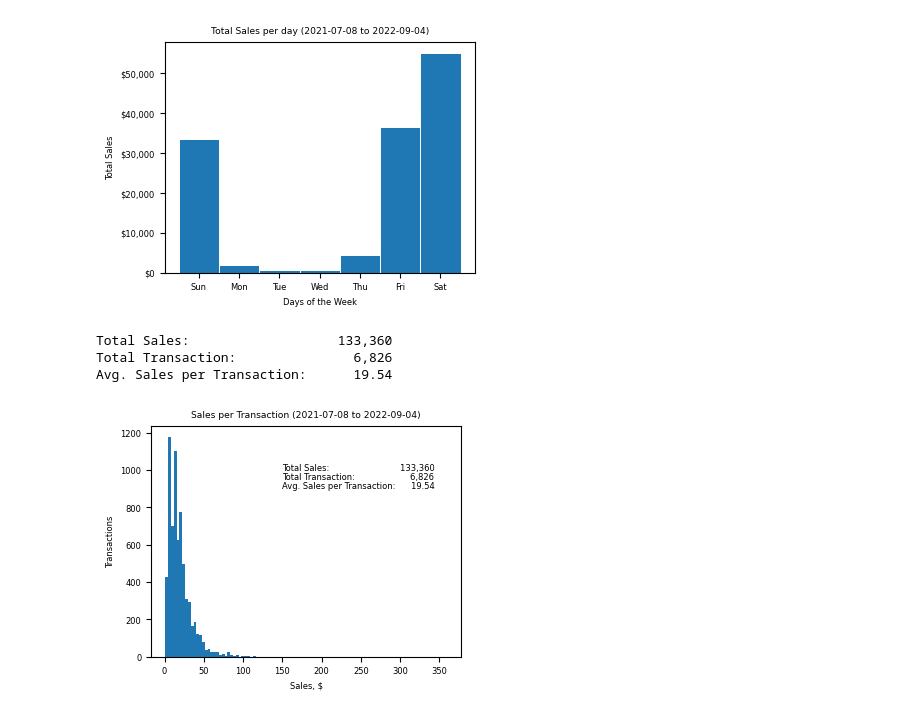
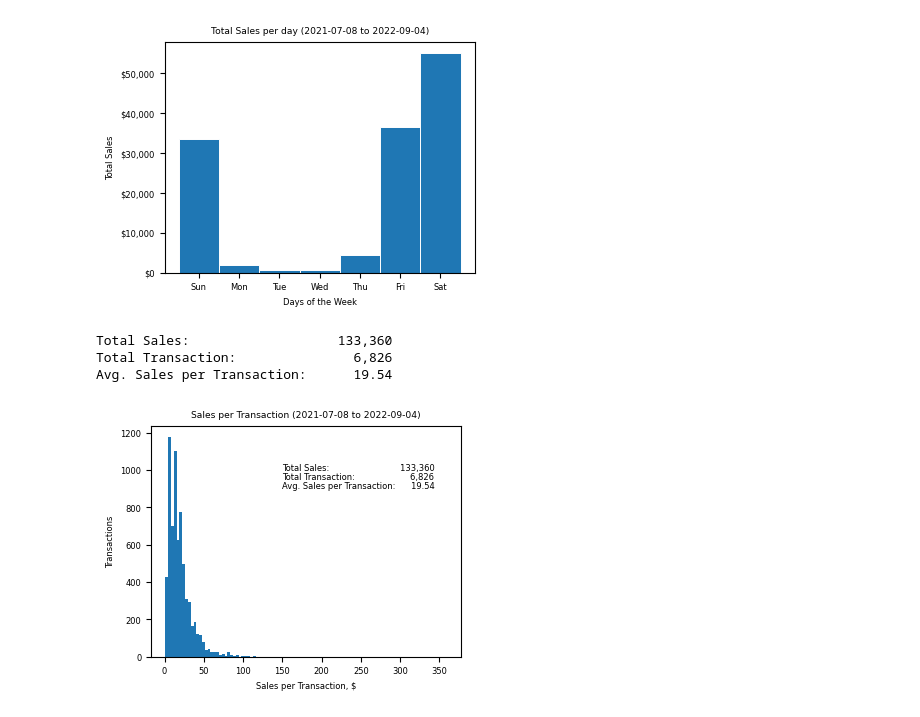
Before and after one commit to pympk/py379, a Jupyter notebook: bb/item_sale_group.ipynb, the cells around one changed output. Saved outputs shown, nothing was run; the diff lists cells and outputs as text; code cells hidden in the pictures.

```diff
--- a/bb/item_sale_group.ipynb
+++ b/bb/item_sale_group.ipynb
@@ -186,32 +191,32 @@ Total_Gross_Sales = _df['Gross Sales'].sum()[0]  # get the first element in seri
 Total_Trans = len(_df)
 Total_Trans
 Avg_Sales_per_Trans = Total_Gross_Sales / Total_Trans
 print(f'Total Sales:                {Total_Gross_Sales:>10,.0f}')
 print(f'Total Transaction:          {Total_Trans:>10,}')
 print(f'Avg. Sales per Transaction: {Avg_Sales_per_Trans:>10,.2f}')
 
 _x = _df[_agg_col]
 _bins = 100
-_xlabel = 'Sales, $'
+_xlabel = 'Sales per Transaction, $'
 _ylabel = 'Transactions'
 _title = 'Sales per Transaction' + date_str
 _density = False  # False => count, True => Area = 1
 n, bins, patches = plt.hist(_x, _bins, density=_density)
 plt.rcParams.update({'font.size': _fontsize})
 plt.rcParams["figure.figsize"] = _figsize
 plt.xlabel(_xlabel)
 plt.ylabel(_ylabel)
 plt.title(_title, fontsize = _fontsize*_titlescale)
 plt.text(150, 1000, r'Total Sales:                           133,360')
 plt.text(150, 950,  r'Total Transaction:                     6,826')
 plt.text(150, 900,  r'Avg. Sales per Transaction:      19.54')
 # plt.xlim(0, 20)
 # plt.ylim(0, 1250)
 
 plt.grid(_grid)
 plt.show()
 # %% [output]
 Total Sales:                   133,360
 Total Transaction:               6,826
 Avg. Sales per Transaction:      19.54
-[figure, old version]
+[figure, new version]
```
Also changed, not shown: parts of 11 cells of this notebook.
